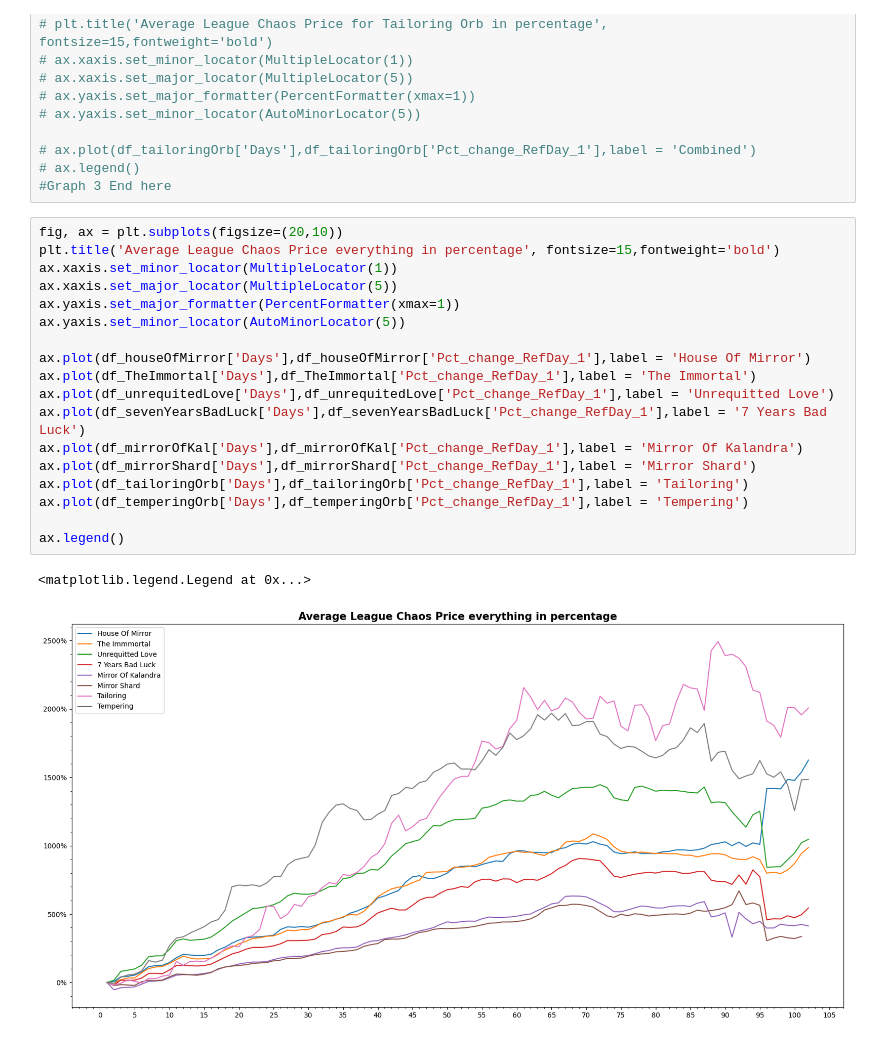
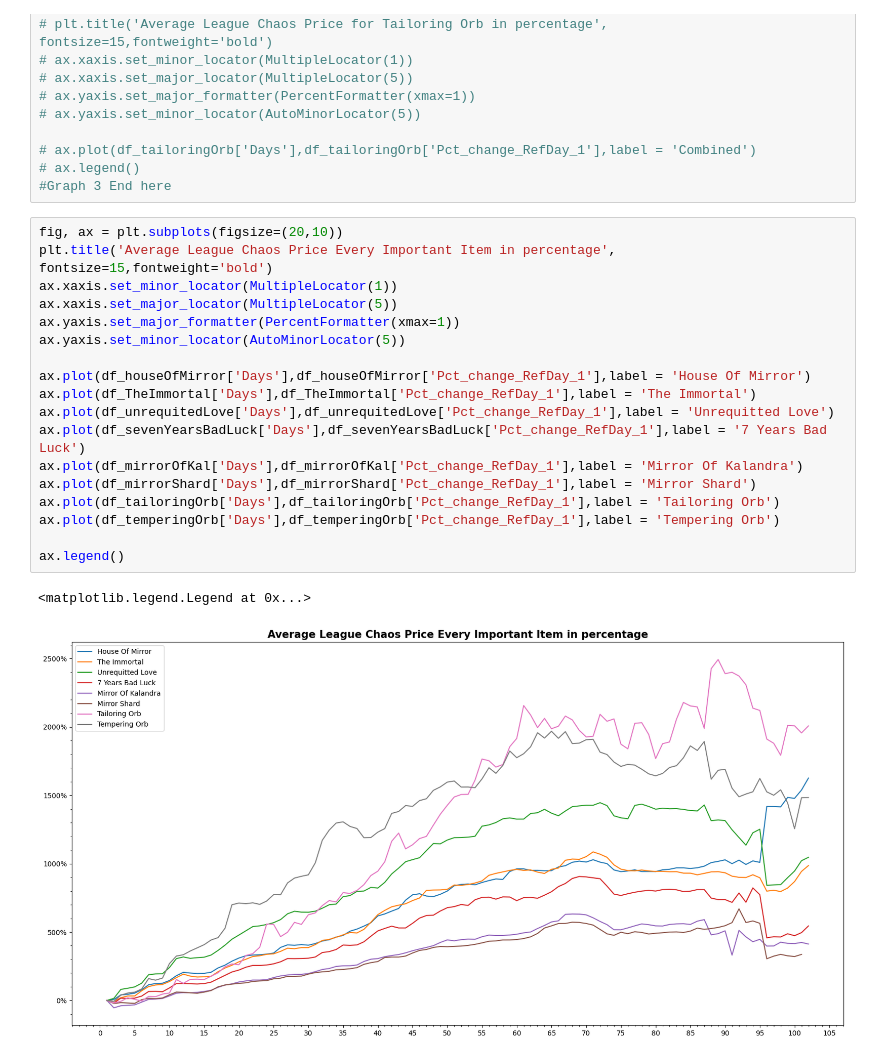
Before and after one commit to 0olol/POE-Market-Price-Analysis, a Jupyter notebook: Important_Item.ipynb, the cells around one changed output. Cells and saved outputs as stored; diff of their text form.

```diff
--- a/everything.ipynb
+++ b/Important_Item.ipynb
@@ -1005,22 +1005,22 @@ df_tailoringOrb = glued_tailoringOrb.groupby(level=0, axis=1).mean()
 #Graph 3 End here
 # %%
 fig, ax = plt.subplots(figsize=(20,10))
-plt.title('Average League Chaos Price everything in percentage', fontsize=15,fontweight='bold')
+plt.title('Average League Chaos Price Every Important Item in percentage', fontsize=15,fontweight='bold')
 ax.xaxis.set_minor_locator(MultipleLocator(1))
 ax.xaxis.set_major_locator(MultipleLocator(5))
 ax.yaxis.set_major_formatter(PercentFormatter(xmax=1))
 ax.yaxis.set_minor_locator(AutoMinorLocator(5))
 
 ax.plot(df_houseOfMirror['Days'],df_houseOfMirror['Pct_change_RefDay_1'],label = 'House Of Mirror')
 ax.plot(df_TheImmortal['Days'],df_TheImmortal['Pct_change_RefDay_1'],label = 'The Immortal')
 ax.plot(df_unrequitedLove['Days'],df_unrequitedLove['Pct_change_RefDay_1'],label = 'Unrequitted Love')
 ax.plot(df_sevenYearsBadLuck['Days'],df_sevenYearsBadLuck['Pct_change_RefDay_1'],label = '7 Years Bad Luck')
 ax.plot(df_mirrorOfKal['Days'],df_mirrorOfKal['Pct_change_RefDay_1'],label = 'Mirror Of Kalandra')
 ax.plot(df_mirrorShard['Days'],df_mirrorShard['Pct_change_RefDay_1'],label = 'Mirror Shard')
-ax.plot(df_tailoringOrb['Days'],df_tailoringOrb['Pct_change_RefDay_1'],label = 'Tailoring')
-ax.plot(df_temperingOrb['Days'],df_temperingOrb['Pct_change_RefDay_1'],label = 'Tempering')
+ax.plot(df_tailoringOrb['Days'],df_tailoringOrb['Pct_change_RefDay_1'],label = 'Tailoring Orb')
+ax.plot(df_temperingOrb['Days'],df_temperingOrb['Pct_change_RefDay_1'],label = 'Tempering Orb')
 
 ax.legend()
 # %% [output]
 <matplotlib.legend.Legend at 0x...>
-[figure, old version]
+[figure, new version]
```
